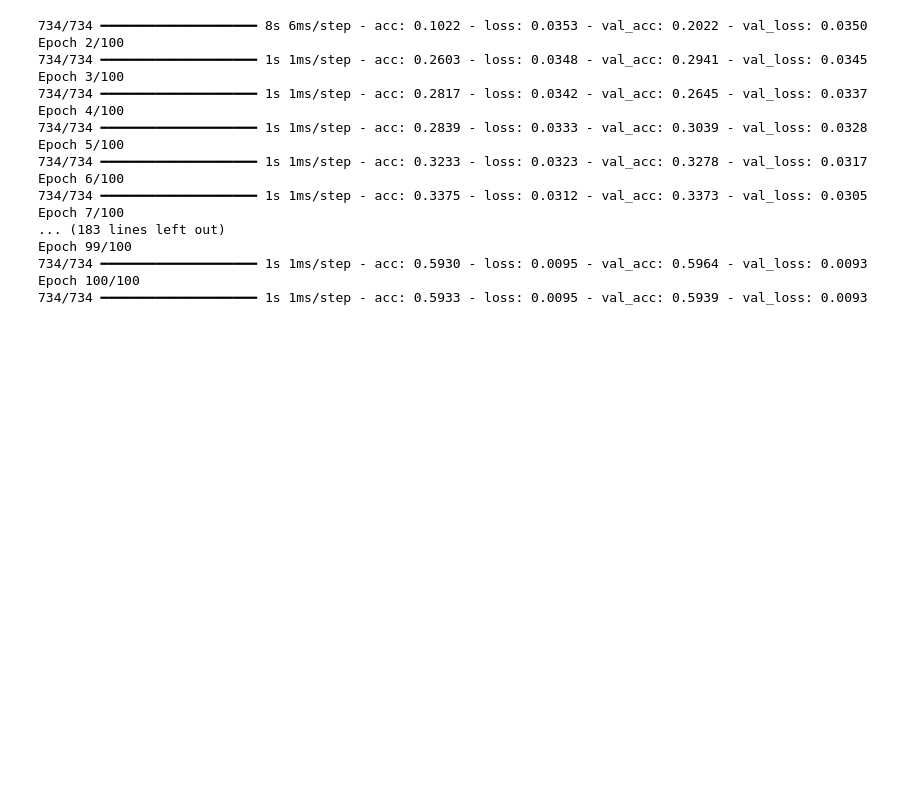
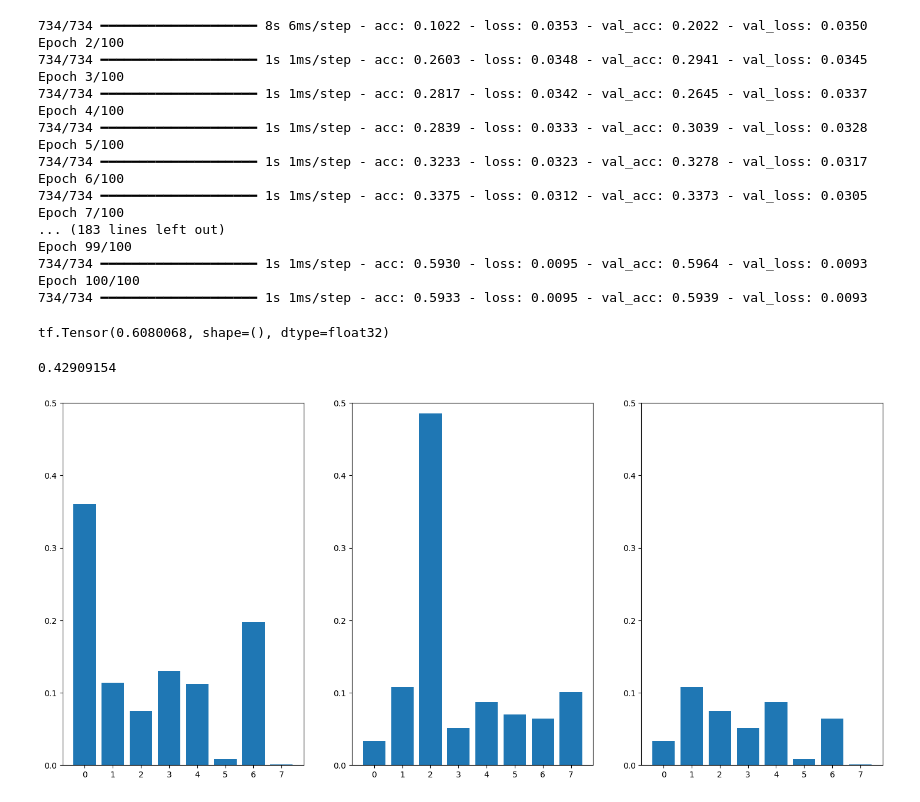
Before and after one commit to filipkojro/qw-defects, a Jupyter notebook: model_tests.ipynb, the cells around one changed output. Drawn from its saved outputs; the diff is of its cells as text; code cells hidden in the pictures; blank space fills up the shorter version.

Commit message:
overlap metric test

```diff
--- a/model_tests.ipynb
+++ b/model_tests.ipynb
@@ -324,3 +324,39 @@ fig, ax = plt.subplots(ncols=2, figsize=(18,8))
 
 ax[0].bar(np.arange(8), y_test[i])
 ax[1].bar(np.arange(8), pred)
+# %%
+from fktools import *
+from dist_metric import DistributionOverlap, DistributionOverlapSingle
+
+samples = 10000
+nodes = 8
+
+test_y = np.abs(np.random.randn(samples, nodes))
+test_y /= np.sum(test_y, axis=1, keepdims=True)
+
+test_probs = np.abs(np.random.randn(samples, nodes))
+test_probs /= np.sum(test_probs, axis=1, keepdims=True)
+
+do = DistributionOverlap()
+
+for i in range(len(test_y)):
+    do.update_state(test_y, test_probs)
+print(do.result())
+# %% [output]
+tf.Tensor(0.6080068, shape=(), dtype=float32)
+# %%
+fig, ax = plt.subplots(ncols=3, figsize=(18,8))
+
+i = 3
+
+ax[0].bar(np.arange(8), test_y[i])
+ax[0].set_ylim((0,0.5))
+ax[1].bar(np.arange(8), test_probs[i])
+ax[1].set_ylim((0,0.5))
+ax[2].bar(np.arange(8), np.min(np.vstack((test_y[i], test_probs[i])), axis=0))
+ax[2].set_ylim((0,0.5))
+
+print(DistributionOverlapSingle(test_y[i] , test_probs[i]))
+# %% [output]
+0.42909154
+[figure, added]
```
Also changed, not shown: 1 other file.
